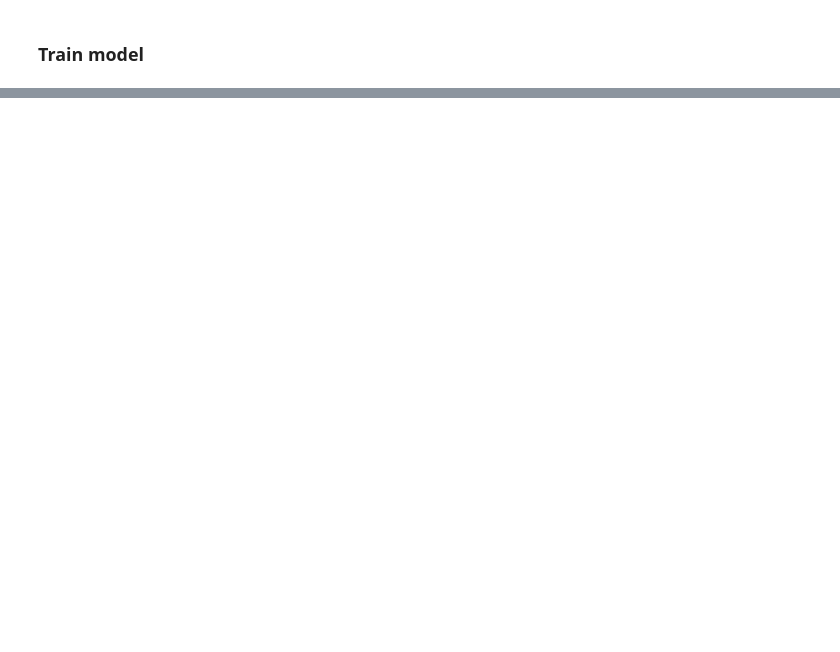
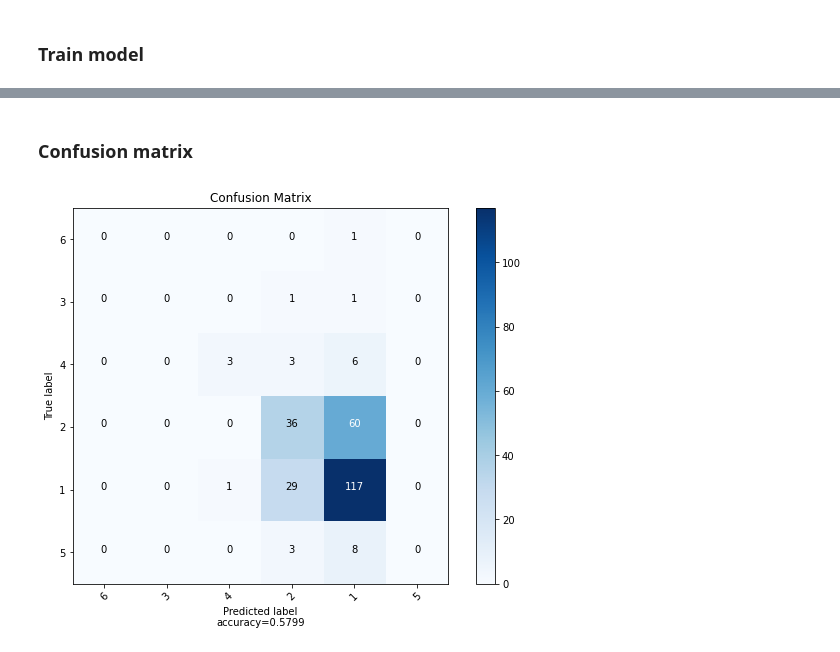
Before and after one commit to JonasFockstedt/AIH, a Jupyter notebook: Lab3/Lab3.ipynb, the cells around one changed output, grey strips where cells are left out. Cells and saved outputs as stored; diff of their text form; code cells hidden in the pictures; blank space fills up the shorter version.

```diff
--- a/Lab3/Lab3.ipynb
+++ b/Lab3/Lab3.ipynb
@@ -244,0 +229,18 @@ Predicted value: [0.05258688 0.01105727 0.03620587 0.3460156  0.5265974  0.02753
+# %%
+predictions = model.predict(x_test)
+# %%
+# Converts the predictions into one-hot encoded format.
+def oneHotPredictions(predictions):
+    return_array = np.zeros(predictions.shape)
+    row = 0
+    for true, predicted in zip(y_test, predictions):
+        return_array[row][np.argmax(predicted, axis=0)] = 1
+        row+=1
+
+    return return_array
+# %%
+predictions = oneHotPredictions(predictions)
+# %% [markdown]
+### Confusion matrix
+# %%
+conf_mat = confusion_matrix(y_true=y_test.argmax(axis=1), y_pred=predictions.argmax(axis=1))
@@ -244,0 +297,7 @@ Predicted value: [0.05258688 0.01105727 0.03620587 0.3460156  0.5265974  0.02753
+# %%
+plot_confusion_matrix(cm           = conf_mat,
+                      normalize    = False,
+                      target_names = ['6', '3', '4', '2', '1', '5'],
+                      title        = "Confusion Matrix")
+# %% [output]
+[figure, added]
```
Also changed, not shown: parts of 20 cells of this notebook.
